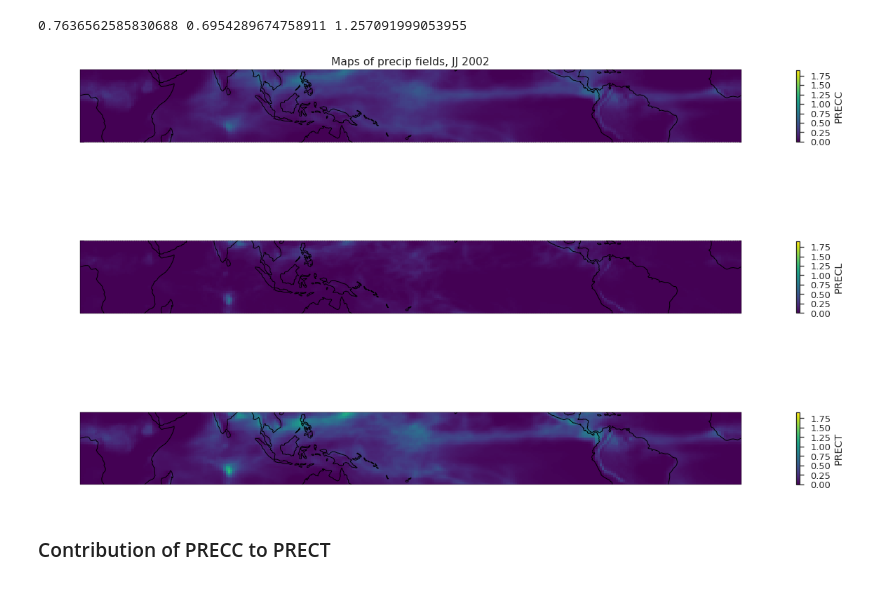
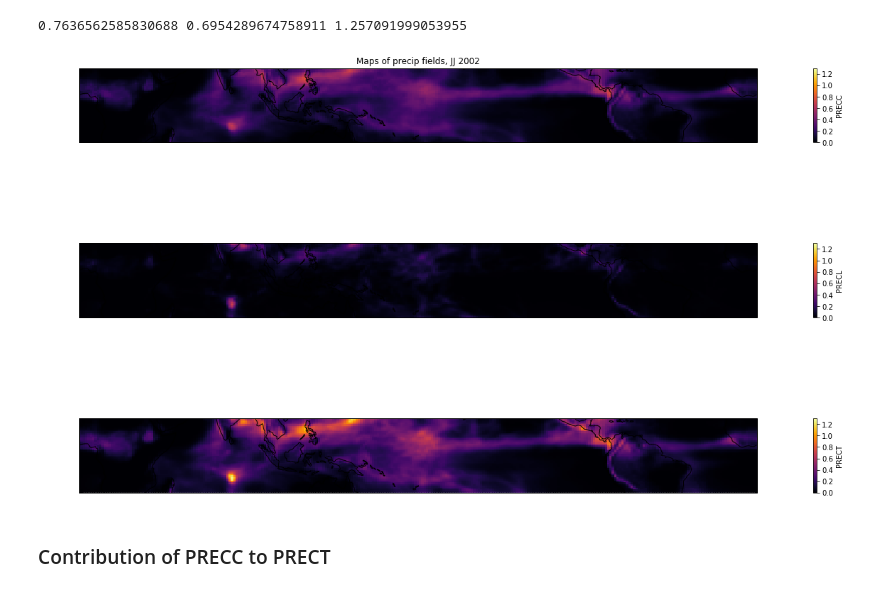
Before and after one commit to dcamron/ncar-gwdst, a Jupyter notebook: notebooks/precip.ipynb, the cells around one changed output. Drawn from its saved outputs; the diff is of its cells as text; code cells hidden in the pictures.

Commit message:
Revised color choices.

```diff
--- a/notebooks/precip.ipynb
+++ b/notebooks/precip.ipynb
@@ -222,21 +217,21 @@ print(precc.mean(dim='time').max().values, precl.mean(dim='time').max().values,
 0.7636562585830688 0.6954289674758911 1.257091999053955
 # %%
 f, (ax1, ax2, ax3) = plt.subplots(3, 1, squeeze=True, figsize=(18,12), subplot_kw=dict(projection=ccrs.PlateCarree(central_longitude=180)))
-p = precc.mean(dim='time').plot(ax=ax1, transform=ccrs.PlateCarree(), vmax=1.9, cbar_kwargs=dict(shrink=0.3, pad=0.025))#, cmap=sns.color_palette("Greens"))
-q = precl.mean(dim='time').plot(ax=ax2, transform=ccrs.PlateCarree(), vmax=1.9, cbar_kwargs=dict(shrink=0.3, pad=0.025))#, cmap=sns.color_palette("Greens"))
-r = prect.mean(dim='time').plot(ax=ax3, transform=ccrs.PlateCarree(), vmax=1.9, cbar_kwargs=dict(shrink=0.3, pad=0.025))#, cmap=sns.color_palette("Greens"))
+p = precc.mean(dim='time').plot.pcolormesh(ax=ax1, transform=ccrs.PlateCarree(), vmax=1.3, cbar_kwargs=dict(shrink=0.3, pad=0.025), cmap='inferno')
+q = precl.mean(dim='time').plot.pcolormesh(ax=ax2, transform=ccrs.PlateCarree(), vmax=1.3, cbar_kwargs=dict(shrink=0.3, pad=0.025), cmap='inferno')
+r = prect.mean(dim='time').plot.pcolormesh(ax=ax3, transform=ccrs.PlateCarree(), vmax=1.3, cbar_kwargs=dict(shrink=0.3, pad=0.025), cmap='inferno')
 
 ax1.coastlines()
 ax2.coastlines()
 ax3.coastlines()
 
 ax1.set_title('Maps of precip fields, JJ 2002')
 
 plt.tight_layout(h_pad=0)
 
 f.savefig('../figures/precip/precip_maps.png')
 # %% [output]
-[figure, old version]
+[figure, new version]
 # %% [markdown]
 ### Contribution of PRECC to PRECT
 # %%
```
Also changed, not shown: parts of 3 cells of this notebook, 2 other files.
